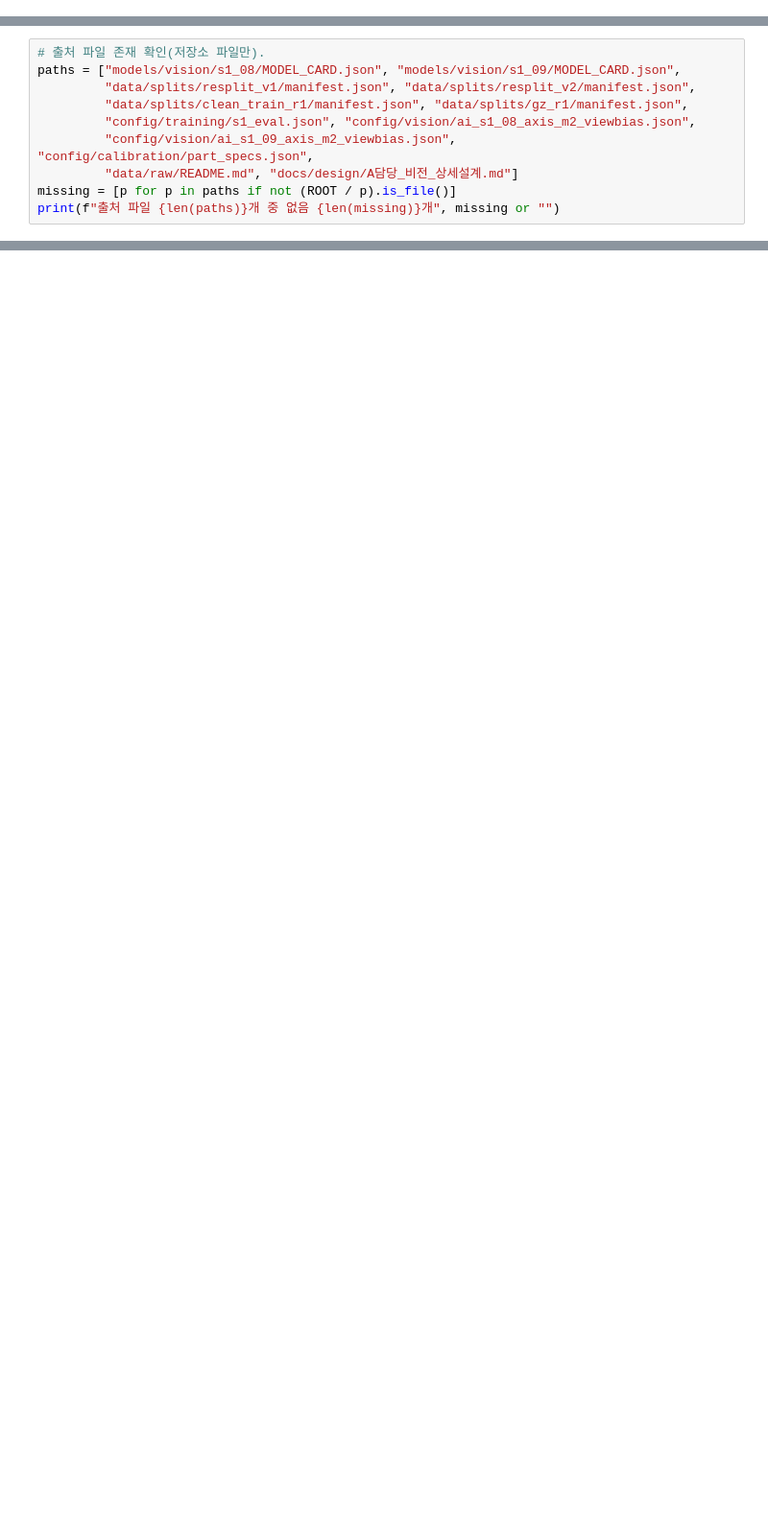
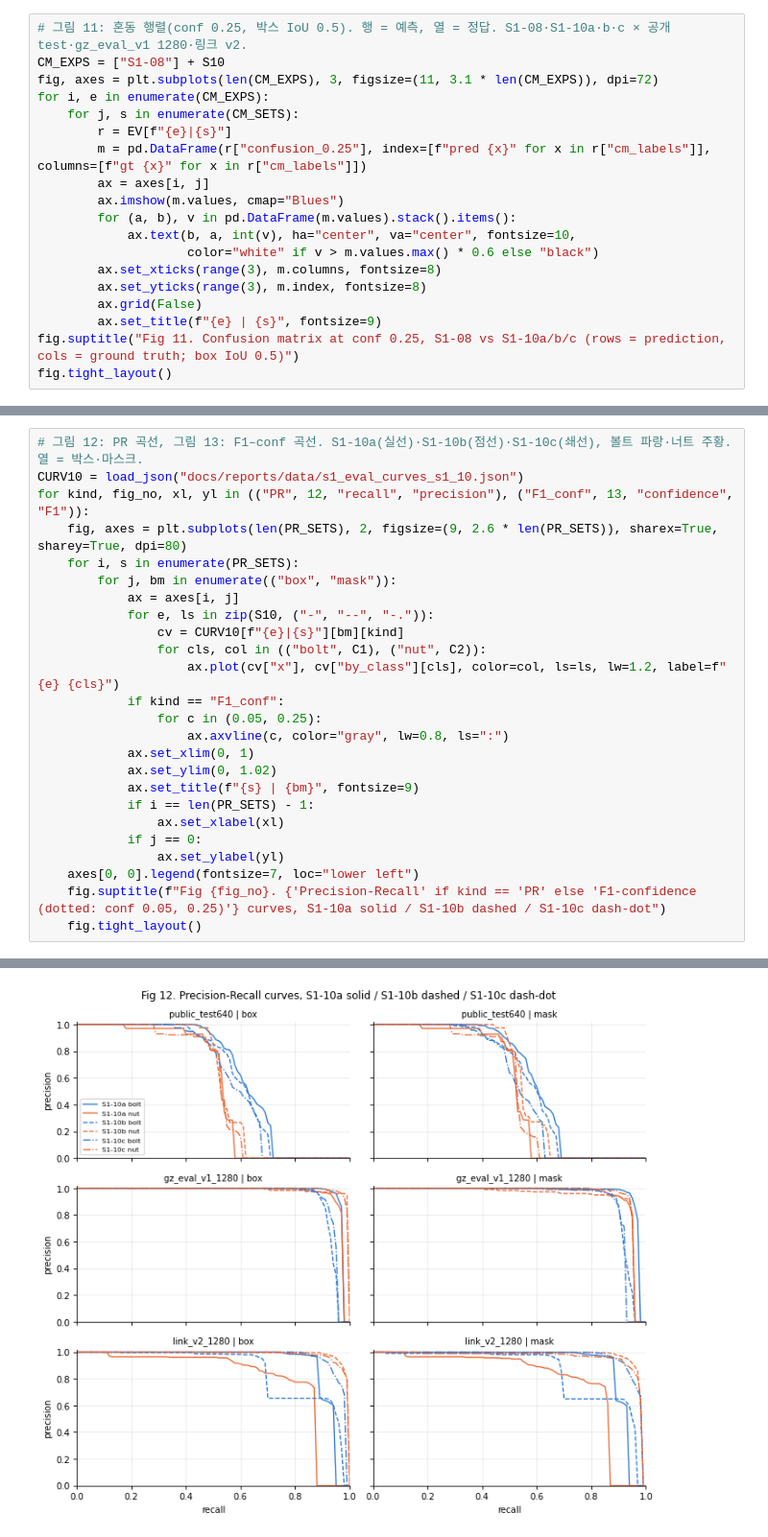
Before and after one commit to didgustmd23/EyetoArm, a Jupyter notebook: docs/reports/A_AI_전처리_학습_보고서.ipynb, the cells around one changed output, grey strips where cells are left out. Shown at 96% size. Cells and saved outputs as stored; diff of their text form; blank space fills up the shorter version.

```diff
--- a/docs/reports/A_AI_전처리_학습_보고서.ipynb
+++ b/docs/reports/A_AI_전처리_학습_보고서.ipynb
@@ -1956,0 +2124,19 @@ B 영향(#323): 전체 길이 46 → 44 mm로 M6 끝점이 B 하한 39 mm 아래
+# %%
+# 그림 11: 혼동 행렬(conf 0.25, 박스 IoU 0.5). 행 = 예측, 열 = 정답. S1-08·S1-10a·b·c × 공개 test·gz_eval_v1 1280·링크 v2.
+CM_EXPS = ["S1-08"] + S10
+fig, axes = plt.subplots(len(CM_EXPS), 3, figsize=(11, 3.1 * len(CM_EXPS)), dpi=72)
+for i, e in enumerate(CM_EXPS):
+    for j, s in enumerate(CM_SETS):
+        r = EV[f"{e}|{s}"]
+        m = pd.DataFrame(r["confusion_0.25"], index=[f"pred {x}" for x in r["cm_labels"]], columns=[f"gt {x}" for x in r["cm_labels"]])
+        ax = axes[i, j]
+        ax.imshow(m.values, cmap="Blues")
+        for (a, b), v in pd.DataFrame(m.values).stack().items():
+            ax.text(b, a, int(v), ha="center", va="center", fontsize=10,
+                    color="white" if v > m.values.max() * 0.6 else "black")
+        ax.set_xticks(range(3), m.columns, fontsize=8)
+        ax.set_yticks(range(3), m.index, fontsize=8)
+        ax.grid(False)
+        ax.set_title(f"{e} | {s}", fontsize=9)
+fig.suptitle("Fig 11. Confusion matrix at conf 0.25, S1-08 vs S1-10a/b/c (rows = prediction, cols = ground truth; box IoU 0.5)")
+fig.tight_layout()
@@ -1957,11 +2145,26 @@ B 영향(#323): 전체 길이 46 → 44 mm로 M6 끝점이 B 하한 39 mm 아래
 # %%
-# 출처 파일 존재 확인(저장소 파일만).
-paths = ["models/vision/s1_08/MODEL_CARD.json", "models/vision/s1_09/MODEL_CARD.json",
-         "data/splits/resplit_v1/manifest.json", "data/splits/resplit_v2/manifest.json",
-         "data/splits/clean_train_r1/manifest.json", "data/splits/gz_r1/manifest.json",
-         "config/training/s1_eval.json", "config/vision/ai_s1_08_axis_m2_viewbias.json",
-         "config/vision/ai_s1_09_axis_m2_viewbias.json", "config/calibration/part_specs.json",
-         "data/raw/README.md", "docs/design/A담당_비전_상세설계.md"]
-missing = [p for p in paths if not (ROOT / p).is_file()]
-print(f"출처 파일 {len(paths)}개 중 없음 {len(missing)}개", missing or "")
+# 그림 12: PR 곡선, 그림 13: F1–conf 곡선. S1-10a(실선)·S1-10b(점선)·S1-10c(쇄선), 볼트 파랑·너트 주황. 열 = 박스·마스크.
+CURV10 = load_json("docs/reports/data/s1_eval_curves_s1_10.json")
+for kind, fig_no, xl, yl in (("PR", 12, "recall", "precision"), ("F1_conf", 13, "confidence", "F1")):
+    fig, axes = plt.subplots(len(PR_SETS), 2, figsize=(9, 2.6 * len(PR_SETS)), sharex=True, sharey=True, dpi=80)
+    for i, s in enumerate(PR_SETS):
+        for j, bm in enumerate(("box", "mask")):
+            ax = axes[i, j]
+            for e, ls in zip(S10, ("-", "--", "-.")):
+                cv = CURV10[f"{e}|{s}"][bm][kind]
+                for cls, col in (("bolt", C1), ("nut", C2)):
+                    ax.plot(cv["x"], cv["by_class"][cls], color=col, ls=ls, lw=1.2, label=f"{e} {cls}")
+            if kind == "F1_conf":
+                for c in (0.05, 0.25):
+                    ax.axvline(c, color="gray", lw=0.8, ls=":")
+            ax.set_xlim(0, 1)
+            ax.set_ylim(0, 1.02)
+            ax.set_title(f"{s} | {bm}", fontsize=9)
+            if i == len(PR_SETS) - 1:
+                ax.set_xlabel(xl)
+            if j == 0:
+                ax.set_ylabel(yl)
+    axes[0, 0].legend(fontsize=7, loc="lower left")
+    fig.suptitle(f"Fig {fig_no}. {'Precision-Recall' if kind == 'PR' else 'F1-confidence (dotted: conf 0.05, 0.25)'} curves, S1-10a solid / S1-10b dashed / S1-10c dash-dot")
+    fig.tight_layout()
 # %% [output]
@@ -1968,0 +2171 @@ print(f"출처 파일 {len(paths)}개 중 없음 {len(missing)}개", missing or
+[figure, added]
```
Also changed, not shown: parts of 115 cells of this notebook, 5 other files.
